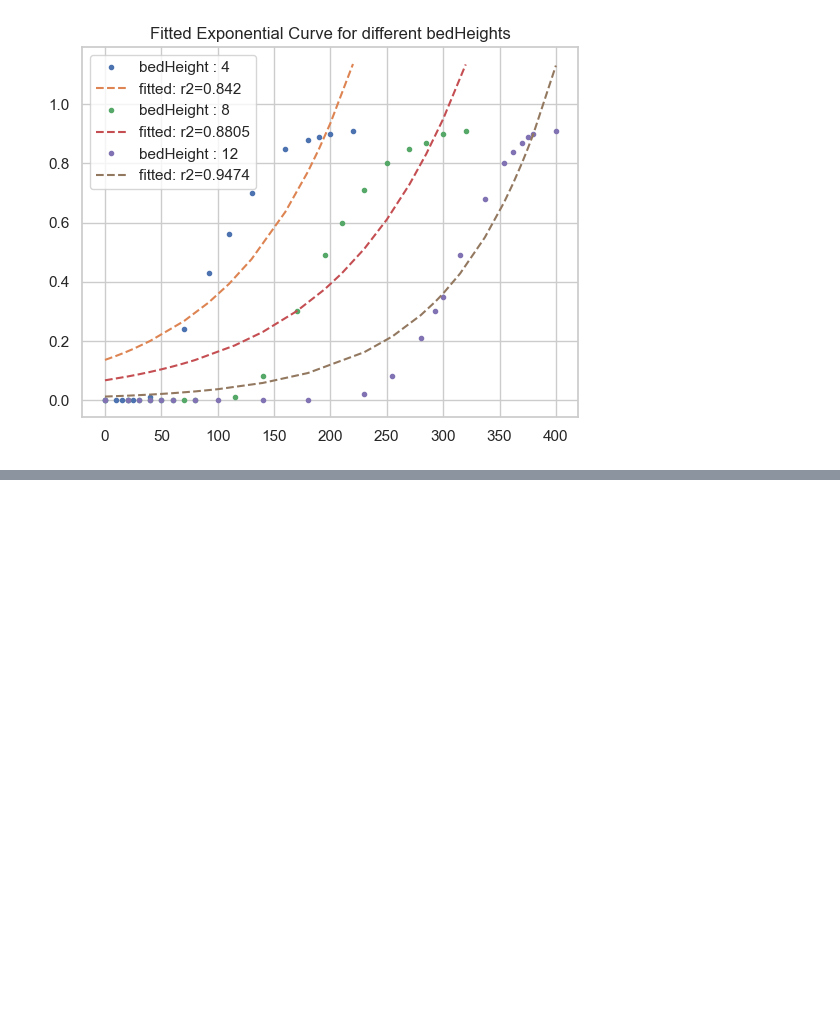
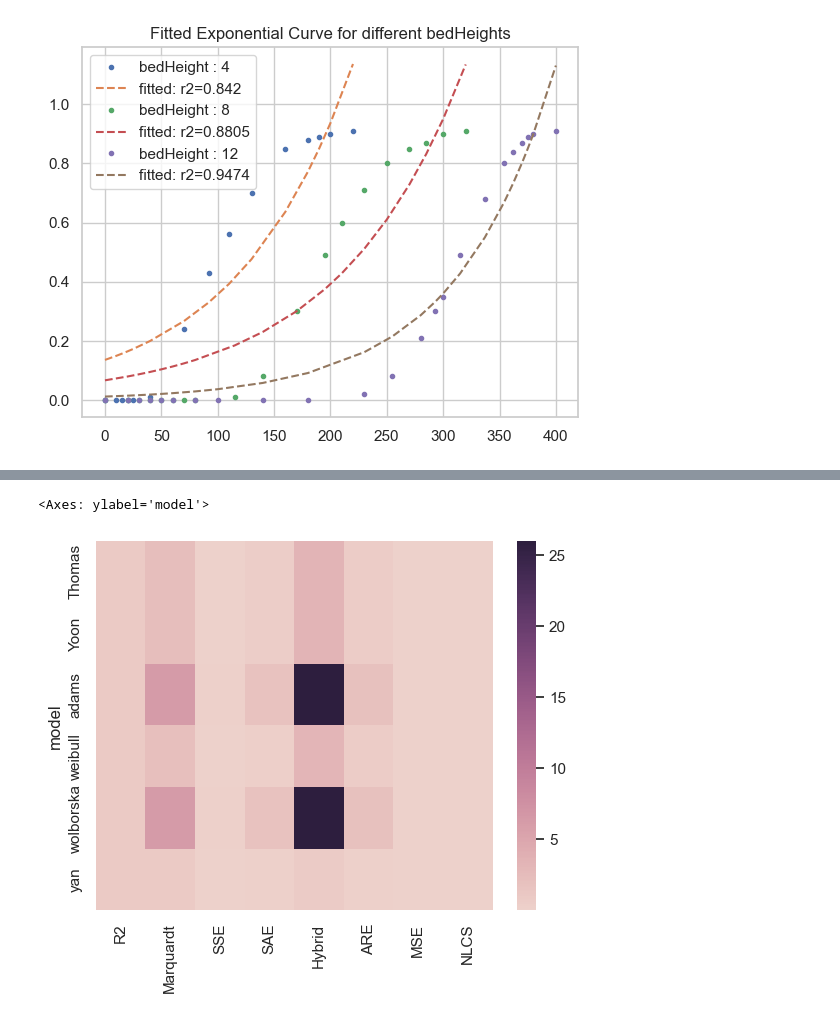
Before and after one commit to Ci-re/adsorption__rate, a Jupyter notebook: adsorption_predictor.ipynb, the cells around one changed output, grey strips where cells are left out. Saved outputs shown, nothing was run; the diff lists cells and outputs as text; code cells hidden in the pictures; blank space fills up the shorter version.

```diff
--- a/adsorption_predictor.ipynb
+++ b/adsorption_predictor.ipynb
@@ -711,0 +1007,5 @@ wolborska_c_mnfc_errors
+# %%
+sns.heatmap(group_errors, cmap=sns.cubehelix_palette(as_cmap=True))
+# %% [output]
+<Axes: ylabel='model'>
+[figure, added]
```
Also changed, not shown: parts of 20 cells of this notebook, 14 other files.
